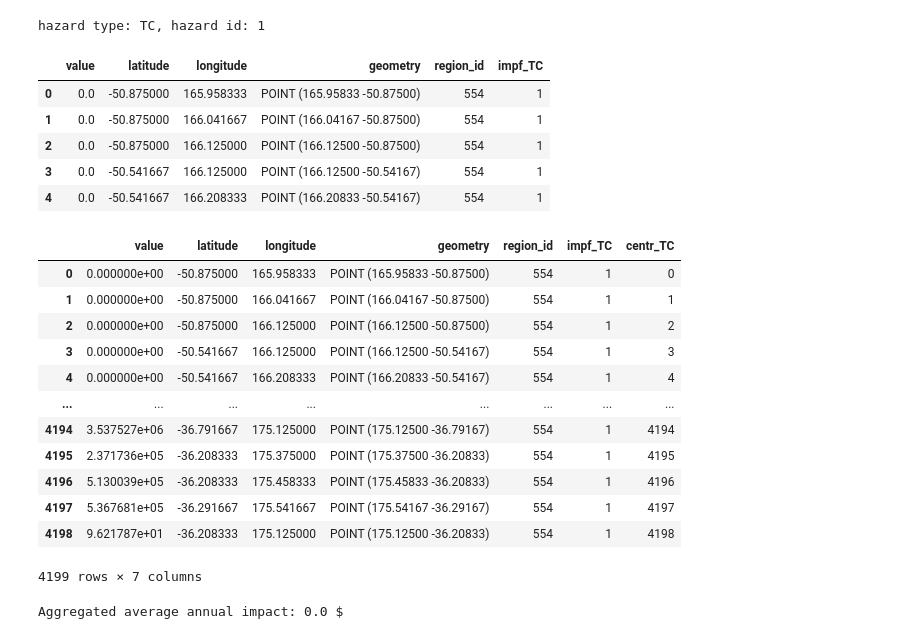
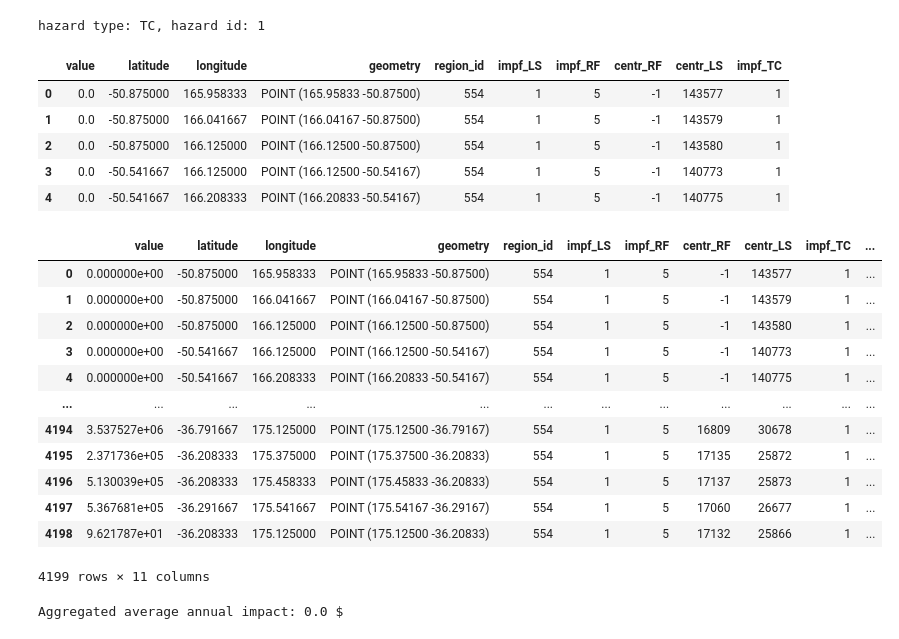
Before and after one commit to mingness/climada_tutorials, a Jupyter notebook: NewZealand.ipynb, the cells around one changed output. Saved outputs shown, nothing was run; the diff lists cells and outputs as text; code cells hidden in the pictures.

Commit message:
floods to nz

```diff
--- a/NewZealand.ipynb
+++ b/NewZealand.ipynb
@@ -54,5 +70,5 @@ from climada.entity import LitPop
 # %%
 # NZ with resolution 10km
-exp_lp = LitPop.from_countries(countries=['NZL'], res_arcsec=300)
-exp_lp.check()
+exp_nz = LitPop.from_countries(countries=['NZL'], res_arcsec=300)
+exp_nz.check()
 # %% [output]
@@ -96,0 +183,9 @@ Datum: World Geodetic System 1984
+# %%
+# In the LitPop exposure the damage function for river floods needs
+# to be specified manually.
+info = pd.read_csv(RIVER_FLOOD_REGIONS_CSV)
+exp_nz.gdf['impf_RF'] = info.loc[info['ISO']=='NZL','impf_RF'].values[0]
+
+imp_rf=Impact()
+imp_rf.calc(exp_nz, impf_set, haz_rf, save_mat=True)
+imp_rf.plot_scatter_eai_exposure();
@@ -96,0 +227,6 @@ Datum: World Geodetic System 1984
+# %%
+# Set impact functions to
+exp_nz.set_geometry_points()
+exp_nz.gdf.rename({'impf_': 'impf_LS'}, axis='columns',inplace=True)
+exp_nz.set_lat_lon()
+exp_nz.check()
@@ -147,16 +300,16 @@ print(f"hazard type: {haz_type}, hazard id: {haz_id}")
 hazard type: TC, hazard id: 1
 # %%
 # Exposures: rename column and assign id
-exp_lp.gdf.rename(columns={"impf_": "impf_" + haz_type}, inplace=True)
-exp_lp.gdf['impf_' + haz_type] = haz_id
-exp_lp.check()
-exp_lp.gdf.head()
+exp_nz.gdf.rename(columns={"impf_": "impf_" + haz_type}, inplace=True)
+exp_nz.gdf['impf_' + haz_type] = haz_id
+exp_nz.check()
+exp_nz.gdf.head()
 # %% [output]
-|  | value | latitude | longitude | geometry | region_id | impf_TC |
-| 0 | 0.0 | -50.875000 | 165.958333 | POINT (165.95833 -50.87500) | 554 | 1 |
-| 1 | 0.0 | -50.875000 | 166.041667 | POINT (166.04167 -50.87500) | 554 | 1 |
-| 2 | 0.0 | -50.875000 | 166.125000 | POINT (166.12500 -50.87500) | 554 | 1 |
-| 3 | 0.0 | -50.541667 | 166.125000 | POINT (166.12500 -50.54167) | 554 | 1 |
-| 4 | 0.0 | -50.541667 | 166.208333 | POINT (166.20833 -50.54167) | 554 | 1 |
+|  | value | latitude | longitude | geometry | region_id | impf_LS | impf_RF | centr_RF | centr_LS | impf_TC |
+| 0 | 0.0 | -50.875000 | 165.958333 | POINT (165.95833 -50.87500) | 554 | 1 | 5 | -1 | 143577 | 1 |
+| 1 | 0.0 | -50.875000 | 166.041667 | POINT (166.04167 -50.87500) | 554 | 1 | 5 | -1 | 143579 | 1 |
+| 2 | 0.0 | -50.875000 | 166.125000 | POINT (166.12500 -50.87500) | 554 | 1 | 5 | -1 | 143580 | 1 |
+| 3 | 0.0 | -50.541667 | 166.125000 | POINT (166.12500 -50.54167) | 554 | 1 | 5 | -1 | 140773 | 1 |
+| 4 | 0.0 | -50.541667 | 166.208333 | POINT (166.20833 -50.54167) | 554 | 1 | 5 | -1 | 140775 | 1 |
 # %%
 # Compute impact
@@ -165,17 +317,17 @@ imp = ImpactCalc(exp_lp, impf_set, tc).impact(save_mat=False)  # Do not save the
 # %%
-exp_lp.gdf
+exp_nz.gdf
 # %% [output]
-|  | value | latitude | longitude | geometry | region_id | impf_TC | centr_TC |
-| 0 | 0.000000e+00 | -50.875000 | 165.958333 | POINT (165.95833 -50.87500) | 554 | 1 | 0 |
-| 1 | 0.000000e+00 | -50.875000 | 166.041667 | POINT (166.04167 -50.87500) | 554 | 1 | 1 |
-| 2 | 0.000000e+00 | -50.875000 | 166.125000 | POINT (166.12500 -50.87500) | 554 | 1 | 2 |
-| 3 | 0.000000e+00 | -50.541667 | 166.125000 | POINT (166.12500 -50.54167) | 554 | 1 | 3 |
-| 4 | 0.000000e+00 | -50.541667 | 166.208333 | POINT (166.20833 -50.54167) | 554 | 1 | 4 |
-| ... | ... | ... | ... | ... | ... | ... | ... |
-| 4194 | 3.537527e+06 | -36.791667 | 175.125000 | POINT (175.12500 -36.79167) | 554 | 1 | 4194 |
-| 4195 | 2.371736e+05 | -36.208333 | 175.375000 | POINT (175.37500 -36.20833) | 554 | 1 | 4195 |
-| 4196 | 5.130039e+05 | -36.208333 | 175.458333 | POINT (175.45833 -36.20833) | 554 | 1 | 4196 |
-| 4197 | 5.367681e+05 | -36.291667 | 175.541667 | POINT (175.54167 -36.29167) | 554 | 1 | 4197 |
-| 4198 | 9.621787e+01 | -36.208333 | 175.125000 | POINT (175.12500 -36.20833) | 554 | 1 | 4198 |
+|  | value | latitude | longitude | geometry | region_id | impf_LS | impf_RF | centr_RF | centr_LS | impf_TC | ... |
+| 0 | 0.000000e+00 | -50.875000 | 165.958333 | POINT (165.95833 -50.87500) | 554 | 1 | 5 | -1 | 143577 | 1 | ... |
+| 1 | 0.000000e+00 | -50.875000 | 166.041667 | POINT (166.04167 -50.87500) | 554 | 1 | 5 | -1 | 143579 | 1 | ... |
+| 2 | 0.000000e+00 | -50.875000 | 166.125000 | POINT (166.12500 -50.87500) | 554 | 1 | 5 | -1 | 143580 | 1 | ... |
+| 3 | 0.000000e+00 | -50.541667 | 166.125000 | POINT (166.12500 -50.54167) | 554 | 1 | 5 | -1 | 140773 | 1 | ... |
+| 4 | 0.000000e+00 | -50.541667 | 166.208333 | POINT (166.20833 -50.54167) | 554 | 1 | 5 | -1 | 140775 | 1 | ... |
+| ... | ... | ... | ... | ... | ... | ... | ... | ... | ... | ... | ... |
+| 4194 | 3.537527e+06 | -36.791667 | 175.125000 | POINT (175.12500 -36.79167) | 554 | 1 | 5 | 16809 | 30678 | 1 | ... |
+| 4195 | 2.371736e+05 | -36.208333 | 175.375000 | POINT (175.37500 -36.20833) | 554 | 1 | 5 | 17135 | 25872 | 1 | ... |
+| 4196 | 5.130039e+05 | -36.208333 | 175.458333 | POINT (175.45833 -36.20833) | 554 | 1 | 5 | 17137 | 25873 | 1 | ... |
+| 4197 | 5.367681e+05 | -36.291667 | 175.541667 | POINT (175.54167 -36.29167) | 554 | 1 | 5 | 17060 | 26677 | 1 | ... |
+| 4198 | 9.621787e+01 | -36.208333 | 175.125000 | POINT (175.12500 -36.20833) | 554 | 1 | 5 | 17132 | 25866 | 1 | ... |
-4199 rows × 7 columns
+4199 rows × 11 columns
 # %%
```
Also changed, not shown: parts of 39 cells of this notebook, 1 other file.
